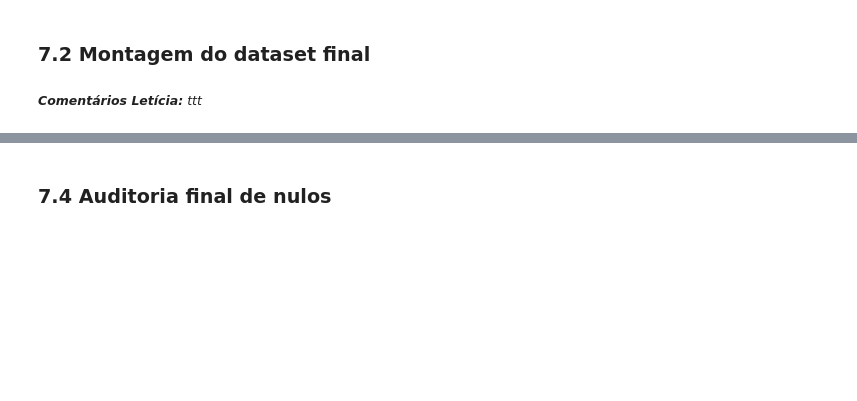
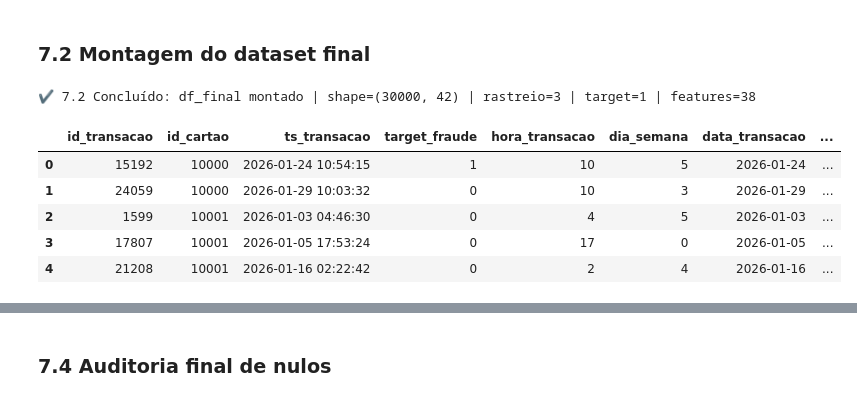
Before and after one commit to lpdata/fraude_bilhetagem, a Jupyter notebook: notebooks/02_tratamento_features.ipynb, the cells around one changed output, grey strips where cells are left out. Drawn from its saved outputs; the diff is of its cells as text; code cells hidden in the pictures; blank space fills up the shorter version.

Commit message:
Seleção final de colunas e preparação do dataset processado

```diff
--- a/notebooks/02_tratamento_features.ipynb
+++ b/notebooks/02_tratamento_features.ipynb
@@ -1868,4 +1980,69 @@ Essas variáveis comparam cada transação com o histórico do próprio cartão,
 # %% [markdown]
 ### 7.2 Montagem do dataset final
-# %% [markdown]
-<small>***Comentários Letícia:** ttt*</small>
+# %%
+# Colunas de rastreio, target e features
+cols_rastreio = ['id_transacao', 'id_cartao', 'ts_transacao']
+target = ['target_fraude']
+
+features = [
+    'hora_transacao',
+    'dia_semana',
+    'data_transacao',
+    'fim_de_semana',
+    'tempo_vida_cartao_dias',
+    'tempo_desde_ultima_transacao_min',
+    'tempo_desde_ultima_transacao_horas',
+    'uso_intervalo_curto',
+    'qtd_transacoes_dia',
+    'qtd_transacoes_24h',
+    'uso_intenso_24h',
+    'linha_repetida',
+    'dispositivo_repetido',
+    'qtd_linhas_distintas_dia',
+    'qtd_dispositivos_distintos_dia',
+    'idade_suspeita',
+    'feriado_bin',
+    'feriado_nao_mapeado',
+    'temp_faixa',
+    'sentido_ida',
+    'clima_adverso',
+    'valor_transacao_faixa',
+    'cartao_qtd_transacoes',
+    'cartao_dias_ativos',
+    'cartao_media_transacoes_por_dia',
+    'cartao_qtd_linhas_distintas',
+    'cartao_qtd_dispositivos_distintos',
+    'cartao_qtd_motoristas_distintos',
+    'cartao_valor_transacao_mean',
+    'cartao_valor_transacao_std',
+    'cartao_pct_integracao',
+    'cartao_pct_feriado',
+    'cartao_pct_intervalo_curto',
+    'periodo_dia',
+    'valor_vs_media_cartao',
+    'valor_zscore_cartao',
+    'valor_outlier_cartao',
+    'uso_acima_media_dia_cartao'
+]
+
+final_cols = cols_rastreio + target + features
+
+# Montagem do dataset final
+df_final = df[final_cols].copy()
+
+checkpoint(
+    f"7.2 Concluído: df_final montado | shape={df_final.shape} "
+    f"| rastreio={len(cols_rastreio)} | target={len(target)} | features={len(features)}"
+)
+
+# Visualizações de validação rápida
+display(df_final.head())
+display(df_final.tail())
+# %% [output]
+✔ 7.2 Concluído: df_final montado | shape=(30000, 42) | rastreio=3 | target=1 | features=38
+|  | id_transacao | id_cartao | ts_transacao | target_fraude | hora_transacao | dia_semana | data_transacao | ... |
+| 0 | 15192 | 10000 | 2026-01-24 10:54:15 | 1 | 10 | 5 | 2026-01-24 | ... |
+| 1 | 24059 | 10000 | 2026-01-29 10:03:32 | 0 | 10 | 3 | 2026-01-29 | ... |
+| 2 | 1599 | 10001 | 2026-01-03 04:46:30 | 0 | 4 | 5 | 2026-01-03 | ... |
+| 3 | 17807 | 10001 | 2026-01-05 17:53:24 | 0 | 17 | 0 | 2026-01-05 | ... |
+| 4 | 21208 | 10001 | 2026-01-16 02:22:42 | 0 | 2 | 4 | 2026-01-16 | ... |
```
Also changed, not shown: parts of 20 cells of this notebook.
